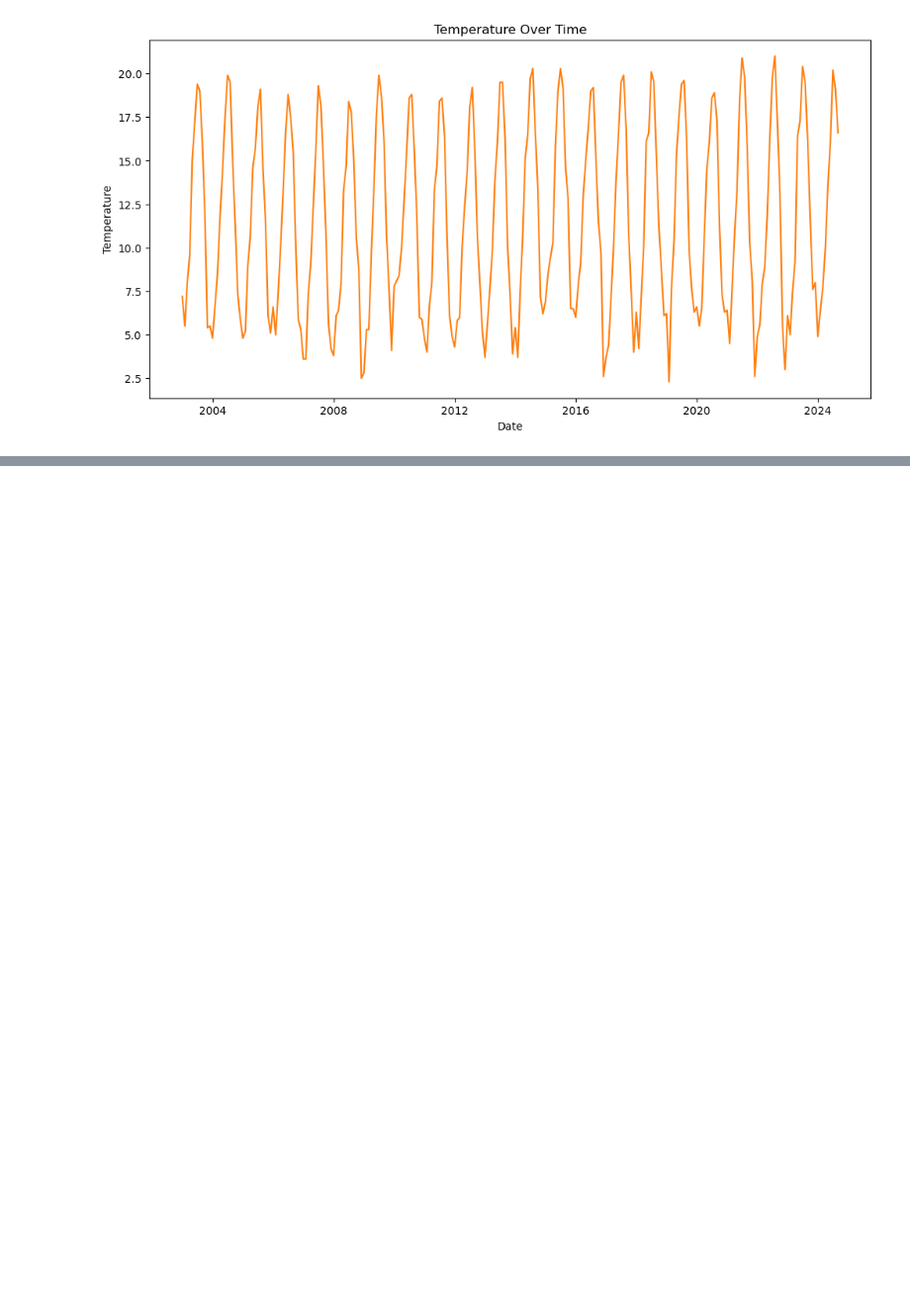
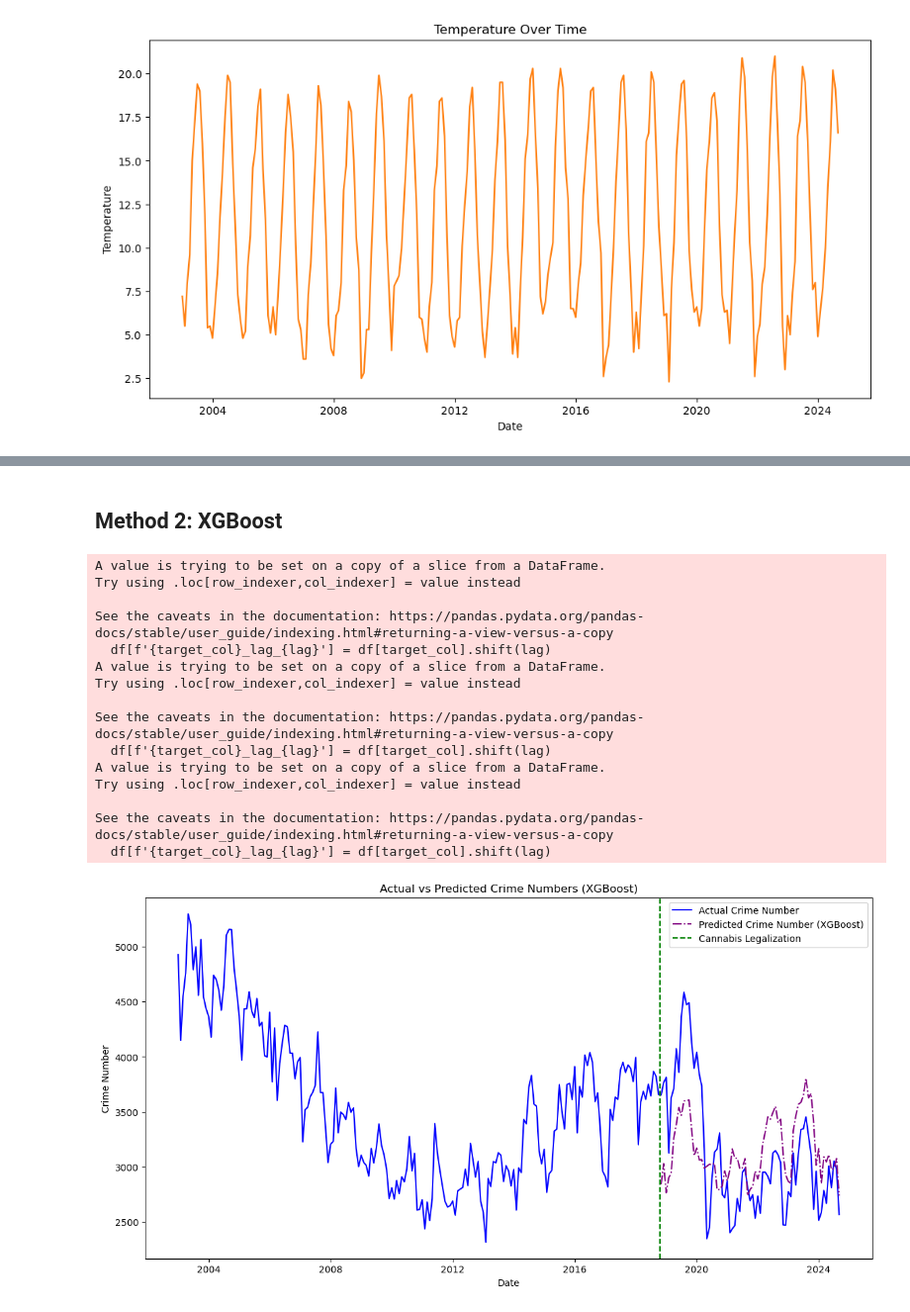
Before and after one commit to HantzeWANG/ECON490, a Jupyter notebook: CrimePrediction.ipynb, the cells around one changed output, grey strips where cells are left out. Shown at 99% size. Cells and saved outputs as stored; diff of their text form; code cells hidden in the pictures; blank space fills up the shorter version.

Commit message:
added XGBoost

```diff
--- a/CrimePrediction.ipynb
+++ b/CrimePrediction.ipynb
@@ -238,0 +226,77 @@ Forecast DataFrame:
+# %% [markdown]
+## Method 2: XGBoost
+# %%
+import xgboost as xgb
+
+
+pre_legalization_data_xgb = merged_df_xgb[merged_df_xgb['date'] < '2018-10-17']
+
+def create_lagged_features(df, target_col, lags):
+    for lag in range(1, lags + 1):
+        df[f'{target_col}_lag_{lag}'] = df[target_col].shift(lag)
+    return df
+
+pre_legalization_data_xgb = create_lagged_features(pre_legalization_data_xgb, 'crime_number', 3)
+pre_legalization_data_xgb = pre_legalization_data_xgb.dropna()  # Drop rows with NaN values due to lagging
+
+pre_legalization_data_xgb['month'] = pre_legalization_data_xgb['date'].dt.month
+pre_legalization_data_xgb['year'] = pre_legalization_data_xgb['date'].dt.year
+
+X_train_xgb = pre_legalization_data_xgb[['crime_number_lag_1', 'crime_number_lag_2', 'crime_number_lag_3', 'month', 'year']]
+y_train_xgb = pre_legalization_data_xgb['crime_number']
+
+xgb_model = xgb.XGBRegressor(objective='reg:squarederror', n_estimators=100, learning_rate=0.1, random_state=42)
+xgb_model.fit(X_train_xgb, y_train_xgb)
+
+post_legalization_data_xgb = merged_df_xgb[merged_df_xgb['date'] >= '2018-10-17'].copy()
+post_legalization_data_xgb = create_lagged_features(post_legalization_data_xgb, 'crime_number', 3)
+
+post_legalization_data_xgb['month'] = post_legalization_data_xgb['date'].dt.month
+post_legalization_data_xgb['year'] = post_legalization_data_xgb['date'].dt.year
+
+predictions = []
+
+for i in range(len(post_legalization_data_xgb)):
+    X_pred = post_legalization_data_xgb[['crime_number_lag_1', 'crime_number_lag_2', 'crime_number_lag_3', 'month', 'year']].iloc[i].values.reshape(1, -1)
+    pred = xgb_model.predict(X_pred)[0]
+    predictions.append(pred)
+
+    # Update lagged values with the prediction for subsequent rows
+    if i + 1 < len(post_legalization_data_xgb):
+        post_legalization_data_xgb.loc[post_legalization_data_xgb.index[i + 1], 'crime_number_lag_1'] = pred
+        post_legalization_data_xgb.loc[post_legalization_data_xgb.index[i + 1], 'crime_number_lag_2'] = post_legalization_data_xgb.loc[post_legalization_data_xgb.index[i], 'crime_number_lag_1']
+        post_legalization_data_xgb.loc[post_legalization_data_xgb.index[i + 1], 'crime_number_lag_3'] = post_legalization_data_xgb.loc[post_legalization_data_xgb.index[i], 'crime_number_lag_2']
+
+post_legalization_data_xgb['predicted_crime_number_xgb'] = predictions
+merged_df_xgb = pd.merge(merged_df_xgb, post_legalization_data_xgb[['date', 'predicted_crime_number_xgb']], how='left', on='date')
+
+legalization_date = pd.to_datetime('2018-10-17')
+plt.figure(figsize=(14, 7))
+plt.plot(merged_df_xgb['date'], merged_df_xgb['crime_number'], label="Actual Crime Number", color="blue")
+plt.plot(merged_df_xgb['date'], merged_df_xgb['predicted_crime_number_xgb'], label="Predicted Crime Number (XGBoost)", color="purple", linestyle="-.")
+plt.axvline(x=legalization_date, color='green', linestyle='--', label='Cannabis Legalization')
+plt.xlabel("Date")
+plt.ylabel("Crime Number")
+plt.title("Actual vs Predicted Crime Numbers (XGBoost)")
+plt.legend()
+plt.show()
+
+merged_df_xgb['crime_difference_xgb'] = merged_df_xgb['crime_number'] - merged_df_xgb['predicted_crime_number_xgb']
+print(merged_df_xgb[['date', 'crime_number', 'predicted_crime_number_xgb', 'crime_difference_xgb']].tail(5))
+# %% [output]
+A value is trying to be set on a copy of a slice from a DataFrame.
+Try using .loc[row_indexer,col_indexer] = value instead
+
+See the caveats in the documentation: https://pandas.pydata.org/pandas-docs/stable/user_guide/indexing.html#returning-a-view-versus-a-copy
+  df[f'{target_col}_lag_{lag}'] = df[target_col].shift(lag)
+A value is trying to be set on a copy of a slice from a DataFrame.
+Try using .loc[row_indexer,col_indexer] = value instead
+
+See the caveats in the documentation: https://pandas.pydata.org/pandas-docs/stable/user_guide/indexing.html#returning-a-view-versus-a-copy
+  df[f'{target_col}_lag_{lag}'] = df[target_col].shift(lag)
+A value is trying to be set on a copy of a slice from a DataFrame.
+Try using .loc[row_indexer,col_indexer] = value instead
+
+See the caveats in the documentation: https://pandas.pydata.org/pandas-docs/stable/user_guide/indexing.html#returning-a-view-versus-a-copy
+  df[f'{target_col}_lag_{lag}'] = df[target_col].shift(lag)
+[figure, added]
```
Also changed, not shown: parts of 7 cells of this notebook.
